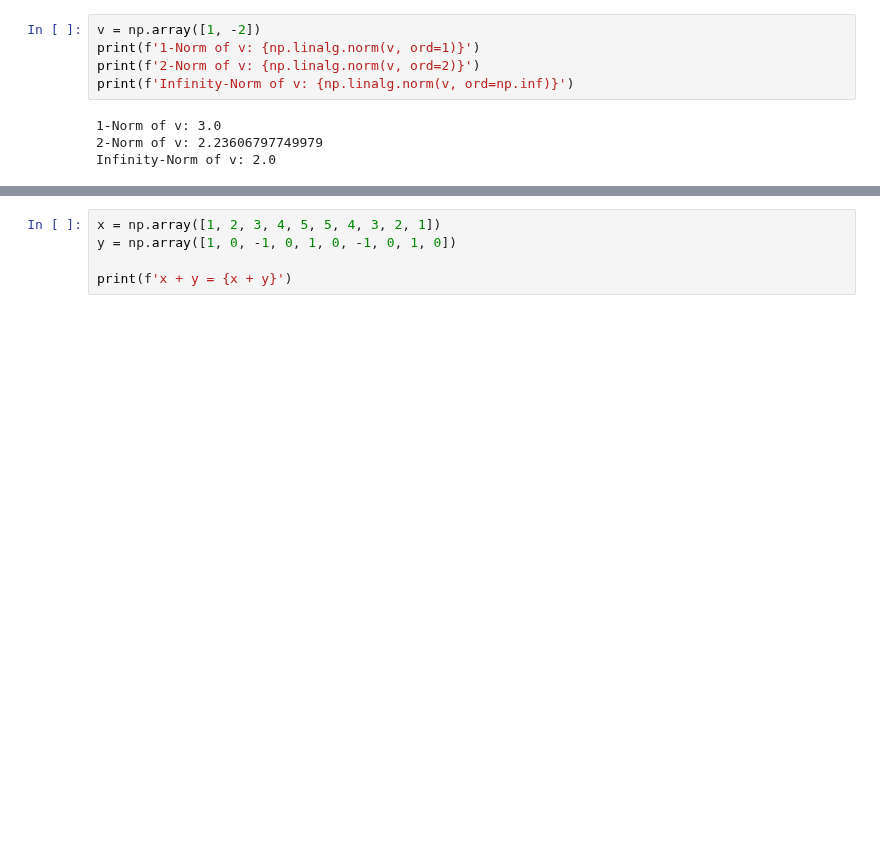
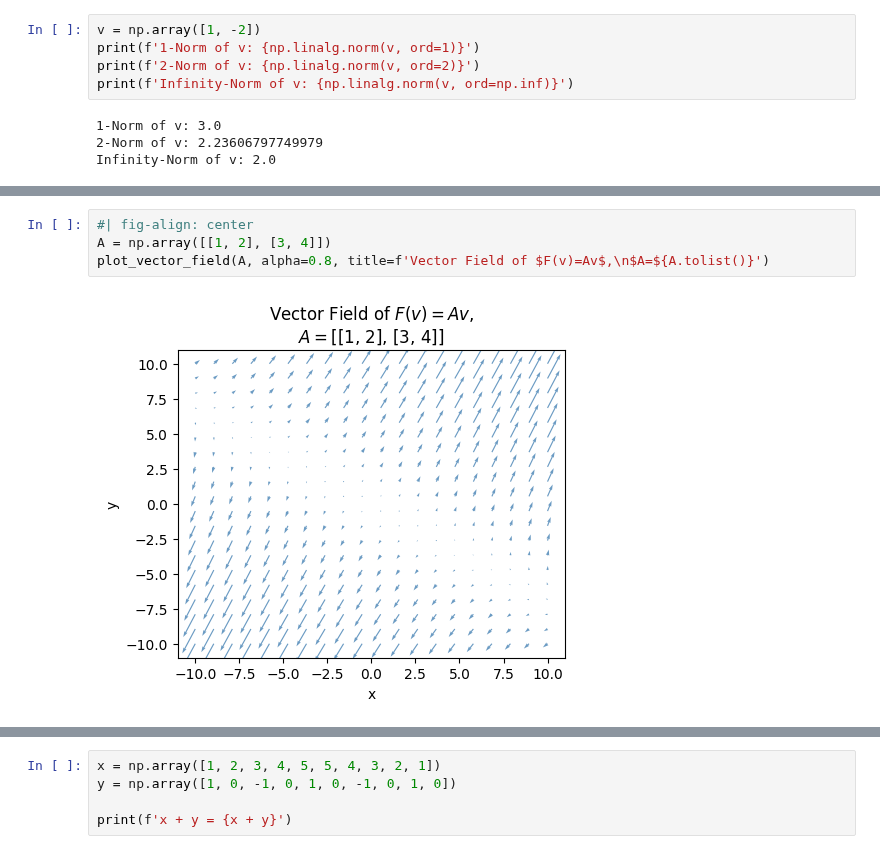
Before and after one commit to rkingery/ml-book, a Jupyter notebook: notebooks/vector-spaces.ipynb, the cells around one changed output, grey strips where cells are left out. Cells and saved outputs as stored; diff of their text form; blank space fills up the shorter version.

```diff
--- a/notebooks/vector-spaces.ipynb
+++ b/notebooks/vector-spaces.ipynb
@@ -577,0 +517,6 @@ plot_vectors(
+# %%
+#| fig-align: center
+A = np.array([[1, 2], [3, 4]])
+plot_vector_field(A, alpha=0.8, title=f'Vector Field of $F(v)=Av$,\n$A=${A.tolist()}')
+# %% [output]
+[figure, added]
```
Also changed, not shown: parts of 30 cells of this notebook, 4 other files.
